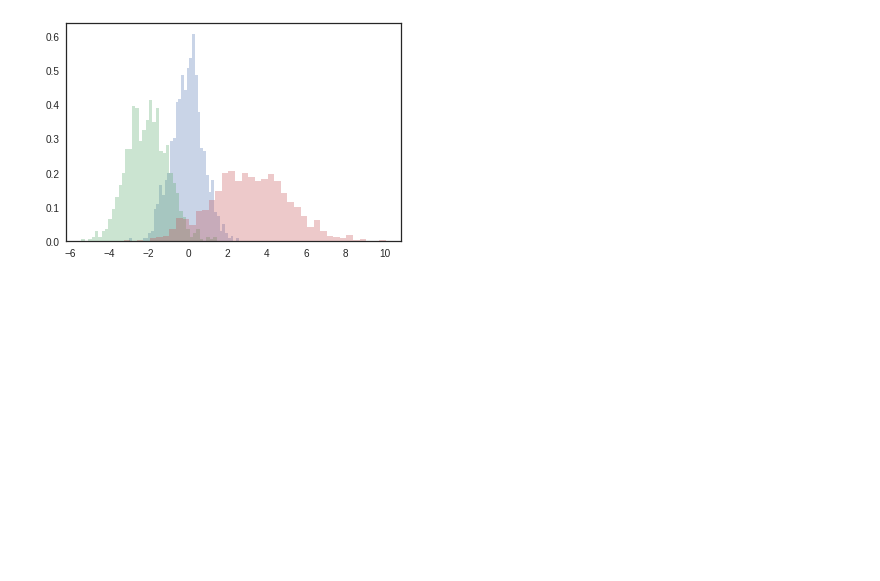
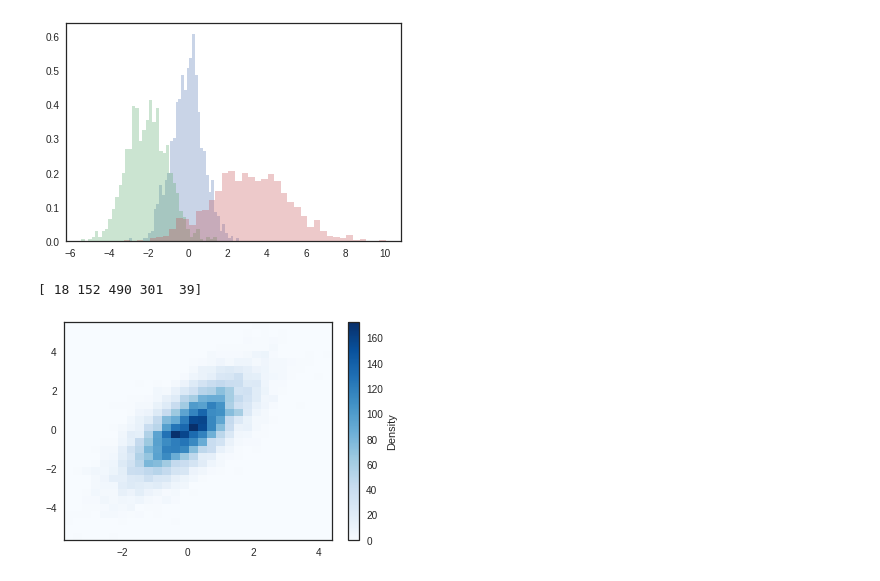
Before and after one commit to schwaaweb/aimlds1_02, a Jupyter notebook: F02_S1_HistogramsBinningAndDensity.ipynb, the cells around one changed output. Cells and saved outputs as stored; diff of their text form; code cells hidden in the pictures; blank space fills up the shorter version.

```diff
--- a/F02_S1_HistogramsBinningAndDensity.ipynb
+++ b/F02_S1_HistogramsBinningAndDensity.ipynb
@@ -47,3 +47,19 @@ plt.hist(x2, **kwargs)
 plt.hist(x3, **kwargs);
 # %% [output]
 [figure]
+# %%
+# to just get the numbers without a graph
+counts, bin_edges = np.histogram(data, bins=5)
+print(counts)
+# %% [output]
+[ 18 152 490 301  39]
+# %%
+mean = [0, 0]
+cov =[[1, 1],[1, 2]]
+x, y = np.random.multivariate_normal(mean, cov, 10000).T
+
+plt.hist2d(x, y, bins=30, cmap='Blues');
+cb = plt.colorbar()
+cb.set_label('Density');
+# %% [output]
+[figure, added]
```
